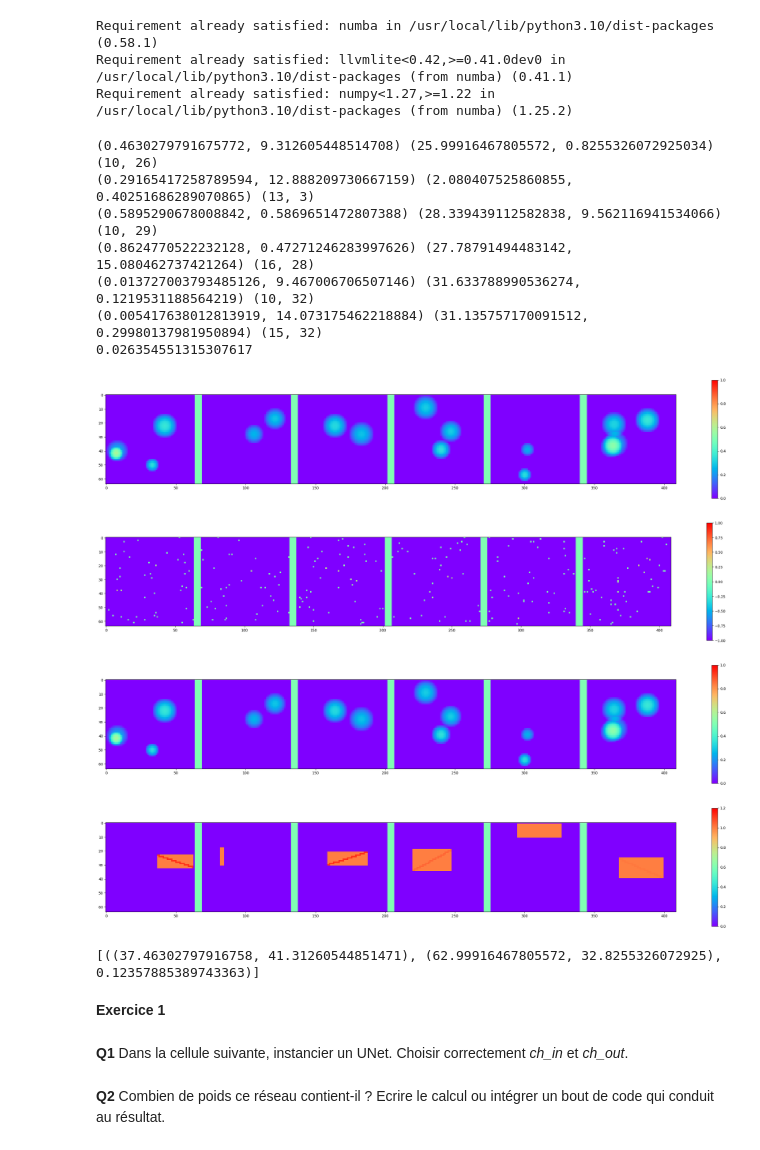
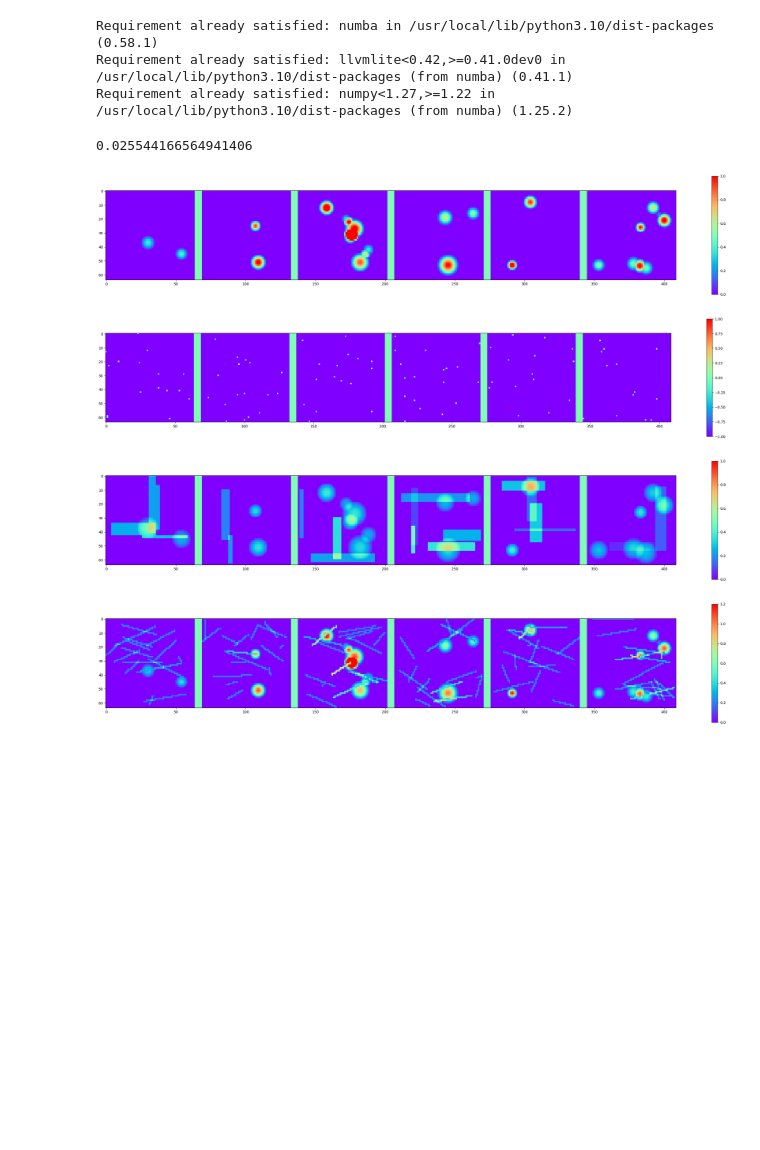
Before and after one commit to nanopiero/PREAC, a Jupyter notebook: TestPerceiver.ipynb, the cells around one changed output. Cells and saved outputs as stored; diff of their text form; code cells hidden in the pictures; blank space fills up the shorter version.

```diff
--- a/TestPerceiver.ipynb
+++ b/TestPerceiver.ipynb
@@ -612,11 +610,21 @@ def get_dists(coords_1, coords_2, matrix):
   return Dists
 
 
+# @jit(nopython=True)
+# def db2rain(image):
+#   image = image**2 - 1
+#   image[image<0] = 0
+
+#   return image
+
+
 @jit(nopython=True)
 def db2rain(image):
-  # image = image**2 -1
+  image = 10 * image**2 - 0.5*np.random.rand(1)
   # image[image<0] = 0
+  image = np.maximum(image, 0)
   return image
+
 
 @jit(nopython=True)
 def create_pairs(image, n_pairs = 1):
@@ -657,10 +665,10 @@ def create_pairs(image, n_pairs = 1):
 
 
     cropi = perceived_image[0, rowi_min:rowi_max+1, coli0:coli1+1]
-    print((xi0_local, yi0_local), (xi1_local, yi1_local), cropi.shape)
+    # print((xi0_local, yi0_local), (xi1_local, yi1_local), cropi.shape)
     distsi = get_dists((xi0_local, yi0_local), (xi1_local, yi1_local), cropi)
     meani = np.sum(distsi * cropi) / np.sum(distsi)
-    trace[0, rowi_min:rowi_max+1, coli0:coli1+1] += 1 + meani * (distsi > 0)
+    trace[0, rowi_min:rowi_max+1, coli0:coli1+1] += (0.2 + meani) * (distsi > 0)
     pairs.append(((xi0_global, yi0_global), (xi1_global, yi1_global), meani))
 
   return perceived_image, trace, pairs
@@ -675,7 +683,7 @@ def generate_image(image, lambda_pairs=0.01, lambda_rec=0.001,
     clean_image = image
     for k in range(np.random.poisson(lambda_disc*64*64)):
         r = randint(5,10)
-        clean_image=simu_disc(image, lambda a,x  : (0.39 - 0.36*a/x**2)*(a < x**2) ,radius = r)  #0.47 pour avoir 40 dB
+        clean_image=simu_disc(image, lambda a,x  : (0.39 - 0.36*a/x**2)*(a < x**2), radius = r)  #0.47 pour avoir 40 dB
     for k in range(np.random.poisson(lambda_square*64*64)):
         r = randint(5,10)
         image=simu_square(clean_image, lambda a,x  : (0.5 - 0.45*a/x)*(a < x) , diag = r)  #0.47 pour avoir 40 dB
@@ -726,7 +734,7 @@ def make_batch_with_pairs(batch_size, freq_integrated_signals, rec, noisy_rec,
 
 def gen_image_with_pairs(batch_size, p, n_pairs):
     freq_integrated_signals = 0.005
-    ground_clean_images, noisy_images, traces, pairs_list = make_batch_with_pairs(batch_size, freq_integrated_signals, 0, 0, 0.001, square=0., pola=[0], n_pairs=n_pairs)
+    ground_clean_images, noisy_images, traces, pairs_list = make_batch_with_pairs(batch_size, freq_integrated_signals, 0.001, 0, 0.001, square=0., pola=[0], n_pairs=n_pairs)
     full_target = ground_clean_images
     sb = torch.bernoulli(0*full_target + p)         # En moyenne,2% des pixels sont couverts par une mesure ponctuelle
     #cond (ex. cible fragmentaire)
@@ -736,45 +744,32 @@ def gen_image_with_pairs(batch_size, p, n_pairs):
 # %%
 import time
 t = time.time()
 batch_size = 6
-p = 0.5 / 100
-n_pairs = 1
-full_target, partial_target, noisy_images, traces, pairs_list = gen_image_with_pairs(6, 0.01, n_pairs)
+p = 16 / 64**2
+n_pairs = 16
+full_target, partial_target, noisy_images, traces, pairs_list = gen_image_with_pairs(6, p, n_pairs)
 print(time.time() - t)
 
 
 fig1 = plt.figure(1, figsize=(36, 6))
 # champ T
 voir_batch2D(full_target, 6, fig1, k=0, min_scale=0, max_scale=1)
 
 # mesures ponctuelles
 fig2 = plt.figure(2, figsize=(36, 6))
 voir_batch2D(partial_target, 6, fig2, k=0, min_scale=-1, max_scale=1)
 
 # représentation des données d'opportunité par des segments
 fig3 = plt.figure(3, figsize=(36, 6))
 voir_batch2D(noisy_images, 6, fig3, k=0, min_scale=0, max_scale=1)
 
 # représentation des données d'opportunité par des segments
 fig4 = plt.figure(4, figsize=(36, 6))
-voir_batch2D(traces, 6, fig4, k=0, min_scale=0., max_scale=1.2)
+full_target[traces > 0] = traces[traces > 0 ]
+voir_batch2D(full_target, 6, fig4, k=0, min_scale=0., max_scale=1.2)
 # %% [output]
-(0.4630279791675772, 9.312605448514708) (25.99916467805572, 0.8255326072925034) (10, 26)
-(0.29165417258789594, 12.888209730667159) (2.080407525860855, 0.40251686289070865) (13, 3)
-(0.5895290678008842, 0.5869651472807388) (28.339439112582838, 9.562116941534066) (10, 29)
-(0.8624770522232128, 0.47271246283997626) (27.78791494483142, 15.080462737421264) (16, 28)
-(0.013727003793485126, 9.467006706507146) (31.633788990536274, 0.1219531188564219) (10, 32)
-(0.005417638012813919, 14.073175462218884) (31.135757170091512, 0.29980137981950894) (15, 32)
-0.026354551315307617
+0.025544166564941406
-[figure, old version]
+[figure, new version]
-[figure, old version]
+[figure, new version]
-[figure, old version]
+[figure, new version]
-[figure, old version]
+[figure, new version]
-# %%
-print(pairs_list[0])
-# %% [output]
-[((37.46302797916758, 41.31260544851471), (62.99916467805572, 32.8255326072925), 0.12357885389743363)]
-# %% [markdown]
-**Exercice 1**
-# %% [markdown]
-**Q1** Dans la cellule suivante, instancier un UNet. Choisir correctement *ch_in* et *ch_out*.
@@ -787,2 +775,0 @@ fcn = UNet(ch_in, ch_out, size).cuda()
-# %% [markdown]
-**Q2** Combien de poids ce réseau contient-il ? Ecrire le calcul ou intégrer un bout de code qui conduit au résultat.
```
Also changed, not shown: parts of 32 cells of this notebook.
